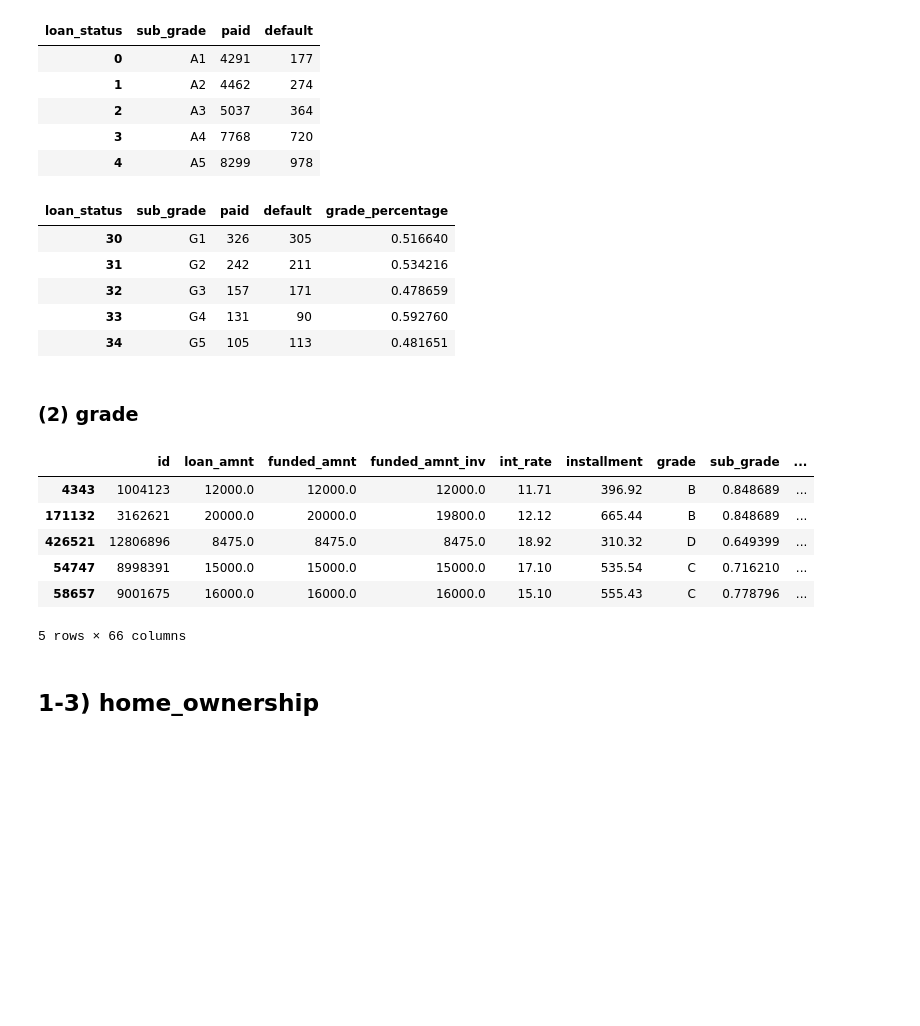
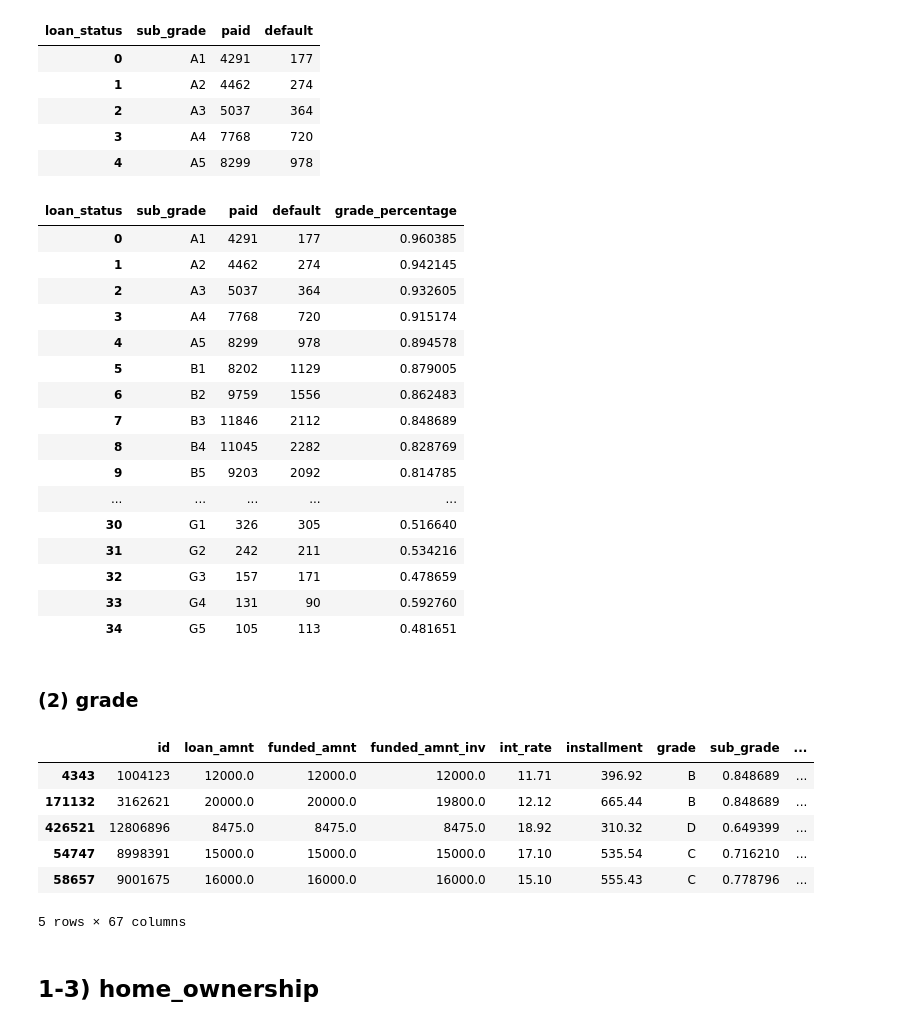
Before and after one commit to SohyunJeon/Lending-Club, a Jupyter notebook: 2_LendingClub_CategoricalFeatures.ipynb, the cells around one changed output. Cells and saved outputs as stored; diff of their text form; code cells hidden in the pictures; blank space fills up the shorter version.

```diff
--- a/2_LendingClub_CategoricalFeatures.ipynb
+++ b/2_LendingClub_CategoricalFeatures.ipynb
@@ -21,5 +21,5 @@ from sklearn.preprocessing import normalize
 from sklearn.preprocessing import scale, robust_scale, minmax_scale, maxabs_scale
 # %%
 #import train set
-loan = pickle.load( open( "pickle/X_train", "rb" ) ) # this set includes y as well
+loan = pickle.load( open( "pickle/loan1", "rb" ) ) # this set includes y as well
 # %%
@@ -97,9 +86,20 @@ loan_check.head()
 | 4 | A5 | 8299 | 978 |
 # %%
 loan_check['grade_percentage'] = loan_check.paid / (loan_check.default + loan_check.paid)
-loan_check.tail()# 각 sub_grade별 상환 비율
+loan_check#
 # %% [output]
 | loan_status | sub_grade | paid | default | grade_percentage |
+| 0 | A1 | 4291 | 177 | 0.960385 |
+| 1 | A2 | 4462 | 274 | 0.942145 |
+| 2 | A3 | 5037 | 364 | 0.932605 |
+| 3 | A4 | 7768 | 720 | 0.915174 |
+| 4 | A5 | 8299 | 978 | 0.894578 |
+| 5 | B1 | 8202 | 1129 | 0.879005 |
+| 6 | B2 | 9759 | 1556 | 0.862483 |
+| 7 | B3 | 11846 | 2112 | 0.848689 |
+| 8 | B4 | 11045 | 2282 | 0.828769 |
+| 9 | B5 | 9203 | 2092 | 0.814785 |
+| ... | ... | ... | ... | ... |
 | 30 | G1 | 326 | 305 | 0.516640 |
 | 31 | G2 | 242 | 211 | 0.534216 |
 | 32 | G3 | 157 | 171 | 0.478659 |
@@ -158,7 +158,7 @@ loan.tail()
 | 426521 | 12806896 | 8475.0 | 8475.0 | 8475.0 | 18.92 | 310.32 | D | 0.649399 | ... |
 | 54747 | 8998391 | 15000.0 | 15000.0 | 15000.0 | 17.10 | 535.54 | C | 0.716210 | ... |
 | 58657 | 9001675 | 16000.0 | 16000.0 | 16000.0 | 15.10 | 555.43 | C | 0.778796 | ... |
-5 rows × 66 columns
+5 rows × 67 columns
 # %%
 loan.drop('grade', axis=1, inplace = True)
 # %% [markdown]
```
Also changed, not shown: parts of 22 cells of this notebook, 1 other file.
